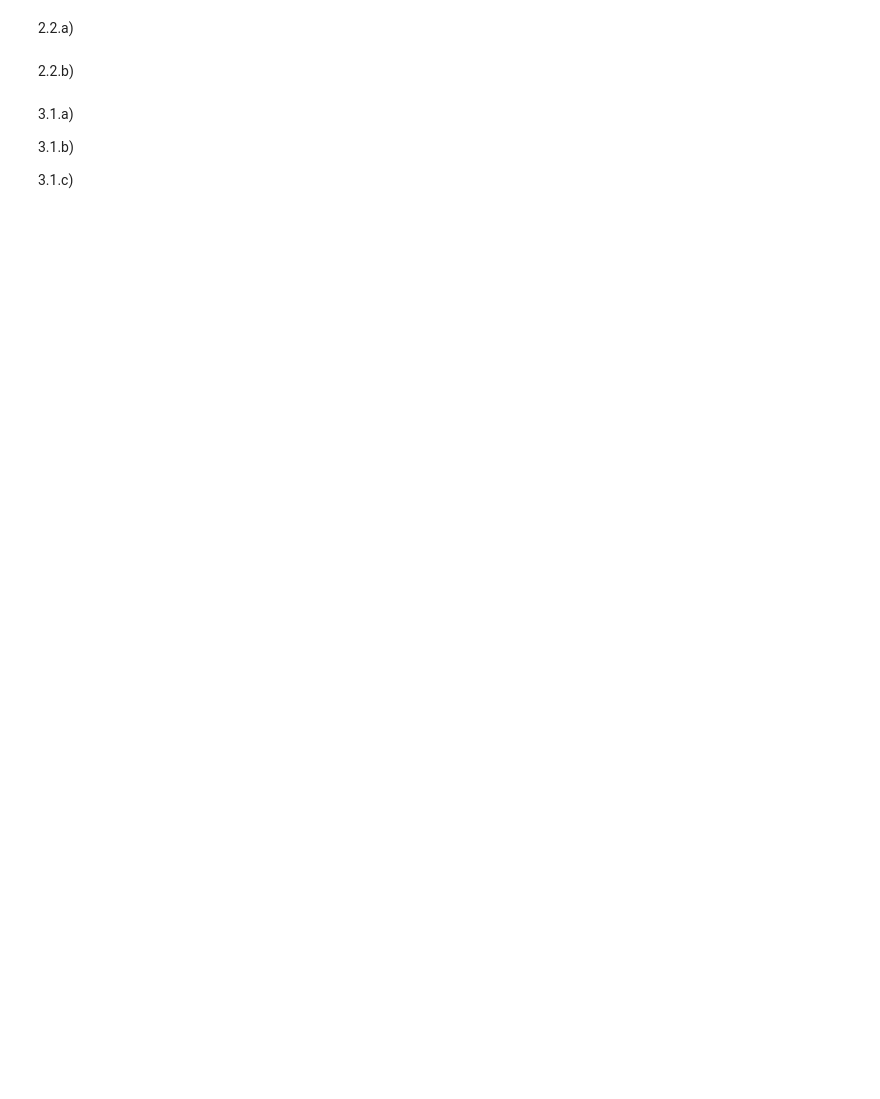
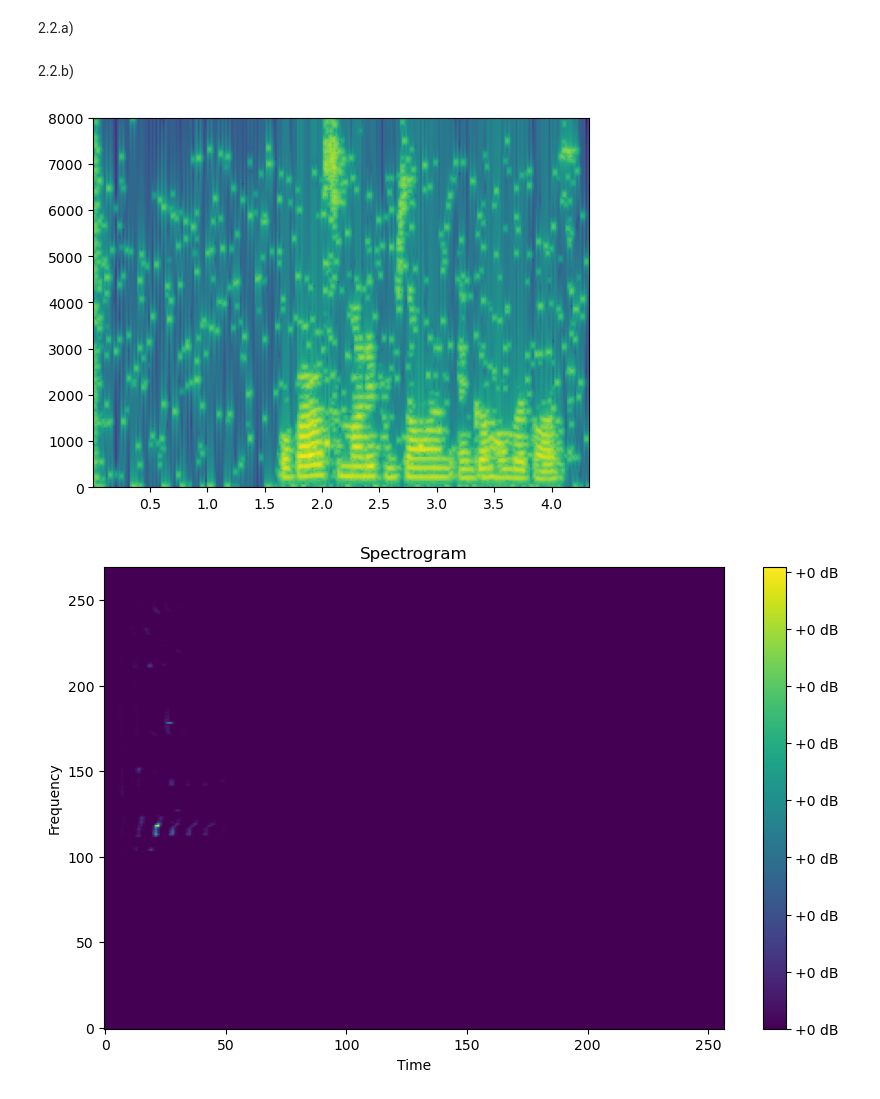
Before and after one commit to angelonti/uhh_ssp_summer2023, a Jupyter notebook: exercise6/exercise6.ipynb, the cells around one changed output. Cells and saved outputs as stored; diff of their text form; code cells hidden in the pictures; blank space fills up the shorter version.

```diff
--- a/exercise6/exercise6.ipynb
+++ b/exercise6/exercise6.ipynb
@@ -501,13 +496,22 @@ def compute_istft(stft: np.ndarray, sampling_rate: int, frame_shift: int, synthe
 enhanced_white_data = compute_istft(m_enhanced_stft_white, sampling_rate, frame_shift, root_hann)
 # %%
 sd.play(enhanced_white_data, sampling_rate)
+# %%
+# Compute the spectrogram of the time-domain signal
+spectrogram, _, _, _ = plt.specgram(enhanced_white_data, NFFT=512, Fs=sampling_rate, noverlap=256)
+
+# Plot the spectrogram
+plt.figure(figsize=(10, 6))
+plt.imshow(np.log1p(spectrogram.T), aspect='auto', origin='lower')
+plt.xlabel('Time')
+plt.ylabel('Frequency')
+plt.title('Spectrogram')
+plt.colorbar(format='%+2.0f dB')
+plt.show()
+# %% [output]
+[figure, added]
+[figure, added]
 # %%
 enhanced_babble_data = compute_istft(m_enhanced_stft_babble, sampling_rate, frame_shift, root_hann)
 # %%
 sd.play(enhanced_babble_data, sampling_rate)
-# %% [markdown]
-3.1.a)
-
-3.1.b)
-
-3.1.c)
```
Also changed, not shown: parts of 23 cells of this notebook.
